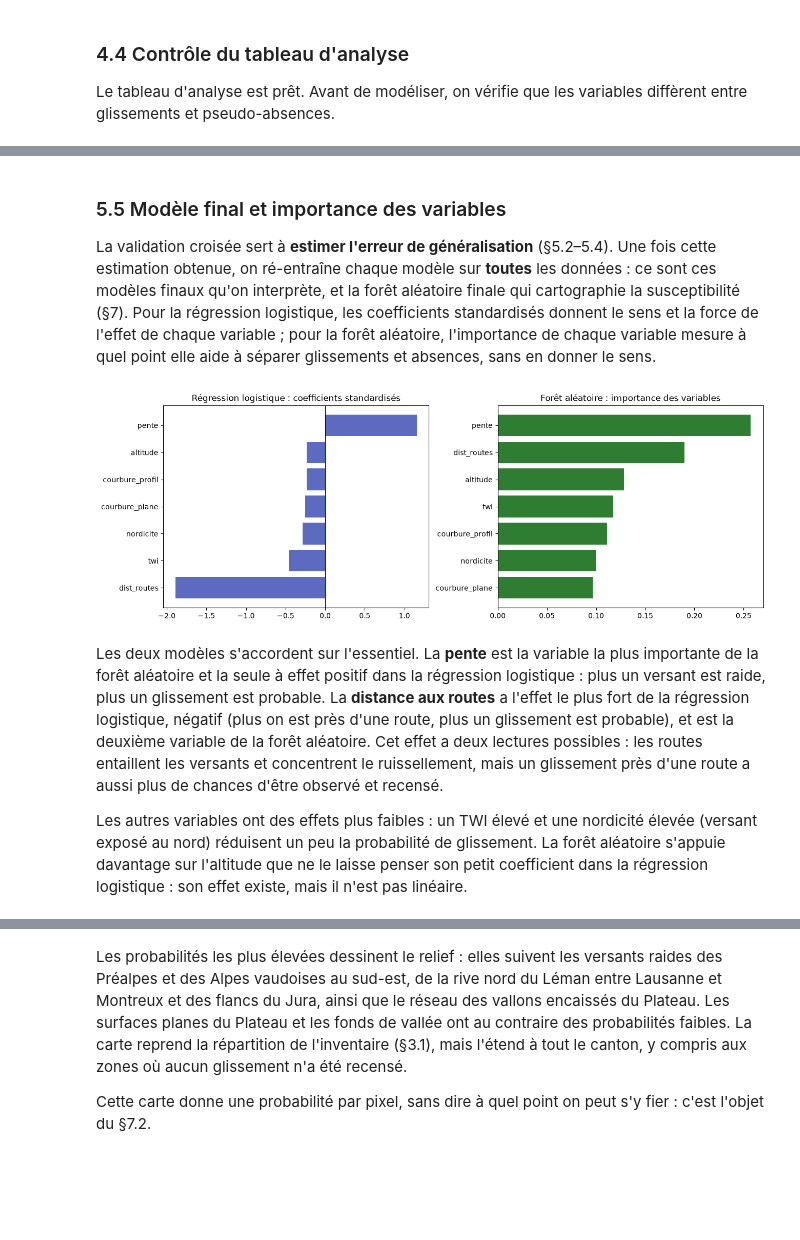
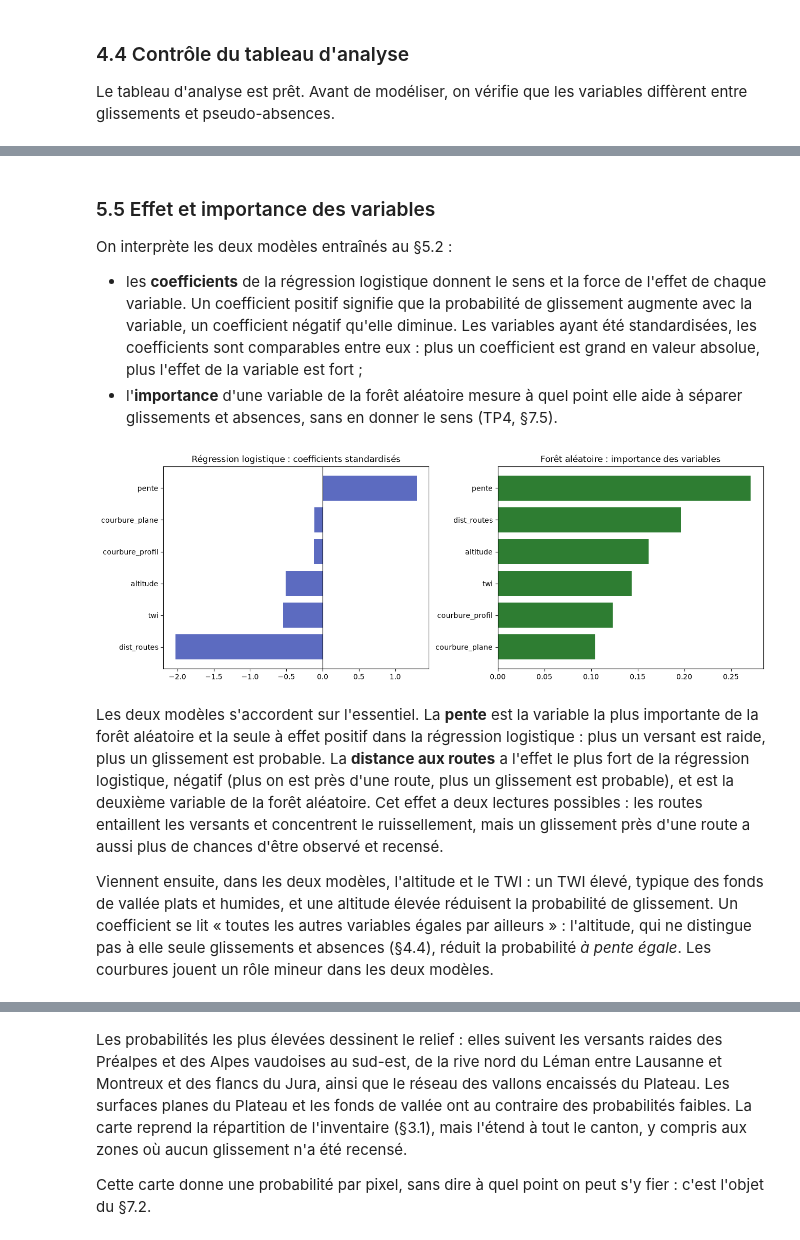
Before and after one commit to TidianeLuyet/2026_Geoinformatique_II, a Jupyter notebook: tps/python/project_example_landslides.ipynb, the cells around one changed output, grey strips where cells are left out. Saved outputs shown, nothing was run; the diff lists cells and outputs as text; code cells hidden in the pictures; blank space fills up the shorter version.

```diff
--- a/tps/python/project_example_landslides.ipynb
+++ b/tps/python/project_example_landslides.ipynb
@@ -405,30 +464,9 @@ plt.show()
 # %%
-def regression_logistique():
-    return make_pipeline(StandardScaler(), LogisticRegression(max_iter=1000))
+# Régression logistique, précédée d'une standardisation des variables
+lr = make_pipeline(StandardScaler(), LogisticRegression(max_iter=1000)).fit(X_tr, y_tr)
 
+# Forêt aléatoire de 300 arbres, de profondeur maximale 15
+rf = RandomForestClassifier(n_estimators=300, max_depth=15, random_state=SEED, n_jobs=-1).fit(X_tr, y_tr)
 
-def foret_aleatoire():
-    return RandomForestClassifier(n_estimators=300, max_depth=15, random_state=SEED, n_jobs=-1)
-
-
-proba_lr = np.zeros(len(y))   # probabilités hors-échantillon, dans l'ordre du tableau d'analyse
-proba_rf = np.zeros(len(y))
-resultats_plis = []
-
-for train_idx, test_idx in LeaveOneGroupOut().split(X, y, groups=pli):
-    lr = regression_logistique().fit(X[train_idx], y[train_idx])
-    rf = foret_aleatoire().fit(X[train_idx], y[train_idx])
-    proba_lr[test_idx] = lr.predict_proba(X[test_idx])[:, 1]
-    proba_rf[test_idx] = rf.predict_proba(X[test_idx])[:, 1]
-    resultats_plis.append({
-        'pli': pli[test_idx][0],
-        'n (test)': len(test_idx),
-        'Exactitude LR': accuracy_score(y[test_idx], proba_lr[test_idx] >= 0.5),
-        'AUC LR': roc_auc_score(y[test_idx], proba_lr[test_idx]),
-        'Exactitude RF': accuracy_score(y[test_idx], proba_rf[test_idx] >= 0.5),
-        'AUC RF': roc_auc_score(y[test_idx], proba_rf[test_idx]),
-    })
-
-resultats_plis = pd.DataFrame(resultats_plis).set_index('pli')
-resultats_plis.round(3)
+print(f"Deux modèles entraînés sur les {len(y_tr)} points du jeu d'entraînement")
 # %% [output]
@@ -489,27 +542,27 @@ La régression logistique reste utile pour l'interprétation : ses coefficients
 # %% [markdown]
-### 5.5 Modèle final et importance des variables
+### 5.5 Effet et importance des variables
 
-La validation croisée sert à **estimer l'erreur de généralisation** (§5.2–5.4). Une fois cette estimation obtenue, on ré-entraîne chaque modèle sur **toutes** les données : ce sont ces modèles finaux qu'on interprète, et la forêt aléatoire finale qui cartographie la susceptibilité (§7). Pour la régression logistique, les coefficients standardisés donnent le sens et la force de l'effet de chaque variable ; pour la forêt aléatoire, l'importance de chaque variable mesure à quel point elle aide à séparer glissements et absences, sans en donner le sens.
+On interprète les deux modèles entraînés au §5.2 :
+- les **coefficients** de la régression logistique donnent le sens et la force de l'effet de chaque variable. Un coefficient positif signifie que la probabilité de glissement augmente avec la variable, un coefficient négatif qu'elle diminue. Les variables ayant été standardisées, les coefficients sont comparables entre eux : plus un coefficient est grand en valeur absolue, plus l'effet de la variable est fort ;
+- l'**importance** d'une variable de la forêt aléatoire mesure à quel point elle aide à séparer glissements et absences, sans en donner le sens (TP4, §7.5).
 # %%
-lr_final = regression_logistique().fit(X, y)
-rf_final = foret_aleatoire().fit(X, y)
-
-coefficients = pd.Series(lr_final[-1].coef_[0], index=VARIABLES).sort_values()
-importances = pd.Series(rf_final.feature_importances_, index=VARIABLES).sort_values()
+# lr[-1] : dernière étape du pipeline, la régression logistique ; coef_[0] : ses coefficients
+coefficients = pd.Series(lr[-1].coef_[0], index=VARIABLES).sort_values()
+importances = pd.Series(rf.feature_importances_, index=VARIABLES).sort_values()
 
 fig, axes = plt.subplots(1, 2, figsize=(13, 4.5), layout='constrained')
 axes[0].barh(coefficients.index, coefficients.values, color='#5c6bc0')
 axes[0].axvline(0, color='black', linewidth=0.8)
 axes[0].set_title('Régression logistique : coefficients standardisés')
 axes[1].barh(importances.index, importances.values, color='#2e7d32')
 axes[1].set_title('Forêt aléatoire : importance des variables')
 plt.show()
 # %% [output]
-[figure, old version]
+[figure, new version]
 # %% [markdown]
 Les deux modèles s'accordent sur l'essentiel. La **pente** est la variable la plus importante de la forêt aléatoire et la seule à effet positif dans la régression logistique : plus un versant est raide, plus un glissement est probable. La **distance aux routes** a l'effet le plus fort de la régression logistique, négatif (plus on est près d'une route, plus un glissement est probable), et est la deuxième variable de la forêt aléatoire. Cet effet a deux lectures possibles : les routes entaillent les versants et concentrent le ruissellement, mais un glissement près d'une route a aussi plus de chances d'être observé et recensé.
 
-Les autres variables ont des effets plus faibles : un TWI élevé et une nordicité élevée (versant exposé au nord) réduisent un peu la probabilité de glissement. La forêt aléatoire s'appuie davantage sur l'altitude que ne le laisse penser son petit coefficient dans la régression logistique : son effet existe, mais il n'est pas linéaire.
+Viennent ensuite, dans les deux modèles, l'altitude et le TWI : un TWI élevé, typique des fonds de vallée plats et humides, et une altitude élevée réduisent la probabilité de glissement. Un coefficient se lit « toutes les autres variables égales par ailleurs » : l'altitude, qui ne distingue pas à elle seule glissements et absences (§4.4), réduit la probabilité *à pente égale*. Les courbures jouent un rôle mineur dans les deux modèles.
 # %% [markdown]
 ---
 ## 6. Analyse des résidus
```
Also changed, not shown: parts of 57 cells of this notebook, 1 other file.
